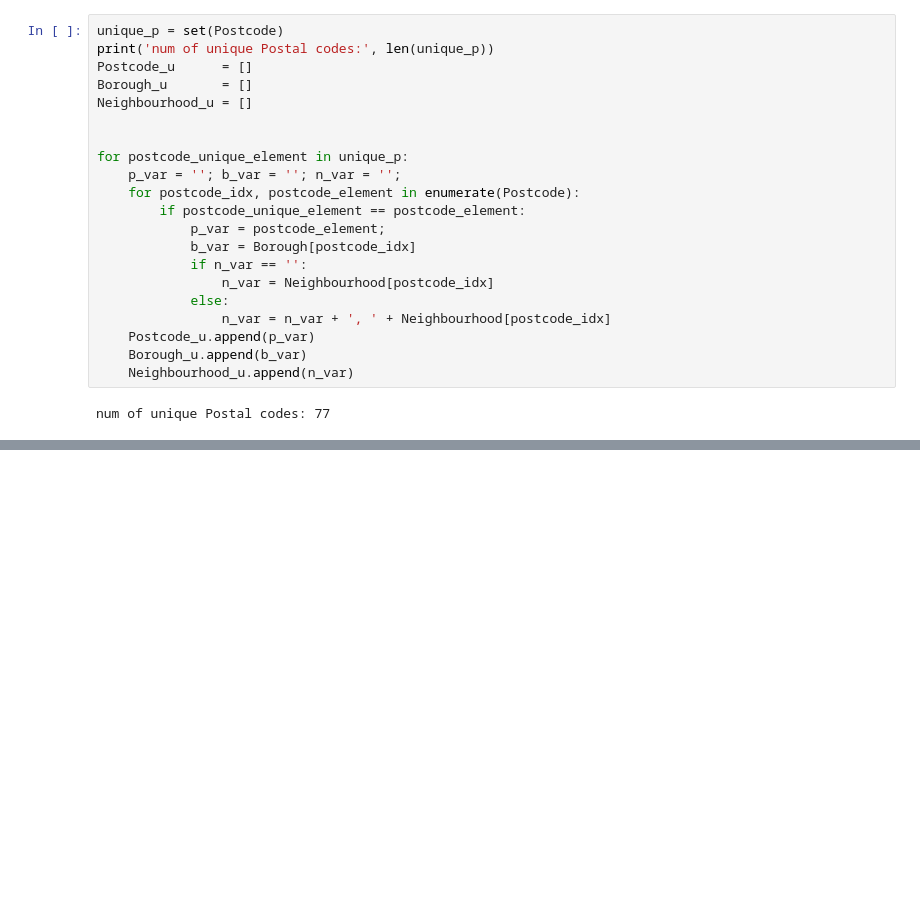
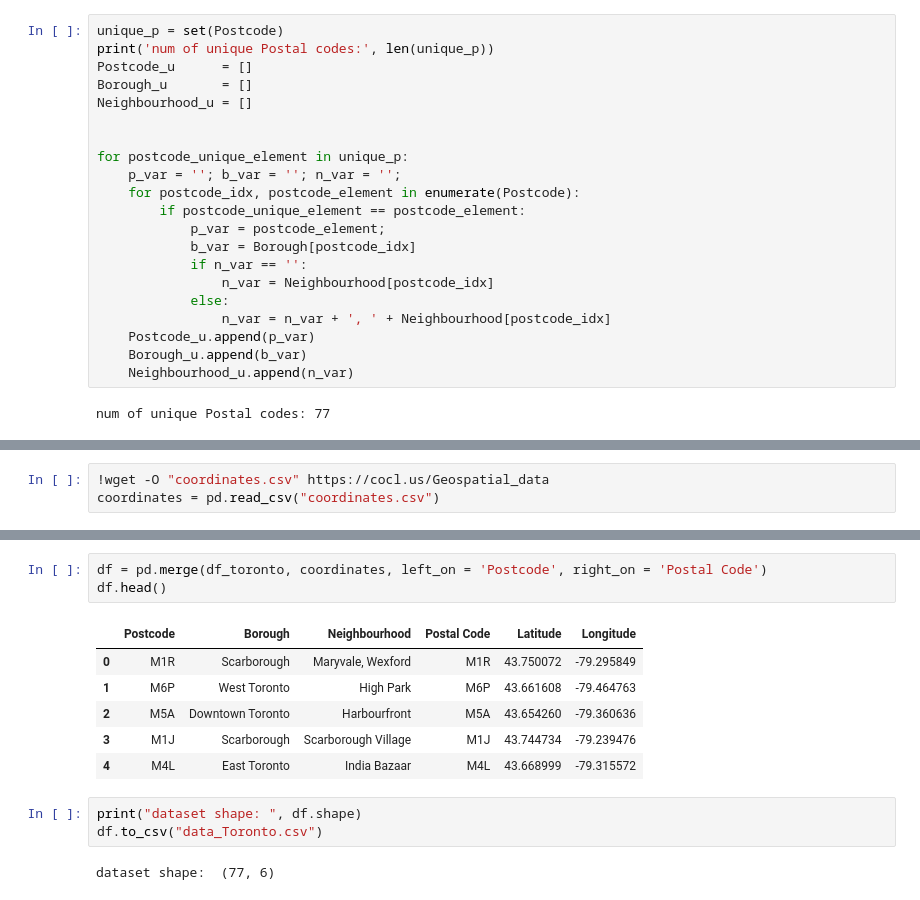
Before and after one commit to dacm21/Coursera_Capstone, a Jupyter notebook: Week 3.ipynb, the cells around one changed output, grey strips where cells are left out. Drawn from its saved outputs; the diff is of its cells as text; blank space fills up the shorter version.

```diff
--- a/Week 3.ipynb
+++ b/Week 3.ipynb
@@ -97,0 +123,3 @@ num of unique Postal codes: 77
+# %%
+!wget -O "coordinates.csv" https://cocl.us/Geospatial_data
+coordinates = pd.read_csv("coordinates.csv")
@@ -97,0 +160,15 @@ num of unique Postal codes: 77
+# %%
+df = pd.merge(df_toronto, coordinates, left_on = 'Postcode', right_on = 'Postal Code')
+df.head()
+# %% [output]
+|  | Postcode | Borough | Neighbourhood | Postal Code | Latitude | Longitude |
+| 0 | M1R | Scarborough | Maryvale, Wexford | M1R | 43.750072 | -79.295849 |
+| 1 | M6P | West Toronto | High Park | M6P | 43.661608 | -79.464763 |
+| 2 | M5A | Downtown Toronto | Harbourfront | M5A | 43.654260 | -79.360636 |
+| 3 | M1J | Scarborough | Scarborough Village | M1J | 43.744734 | -79.239476 |
+| 4 | M4L | East Toronto | India Bazaar | M4L | 43.668999 | -79.315572 |
+# %%
+print("dataset shape: ", df.shape)
+df.to_csv("data_Toronto.csv")
+# %% [output]
+dataset shape:  (77, 6)
```
Also changed, not shown: parts of 34 cells of this notebook.
